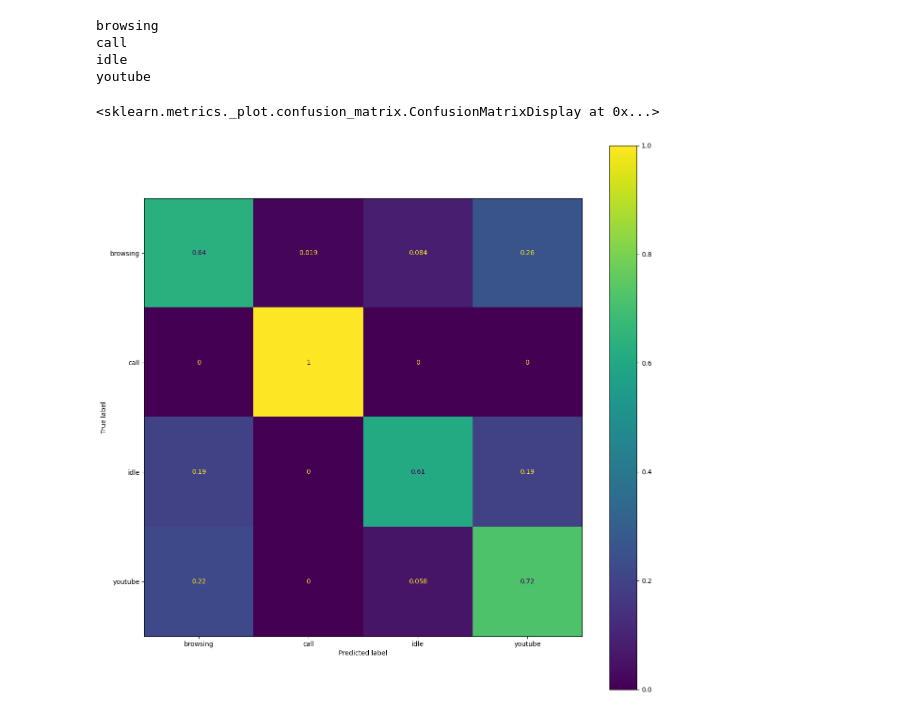
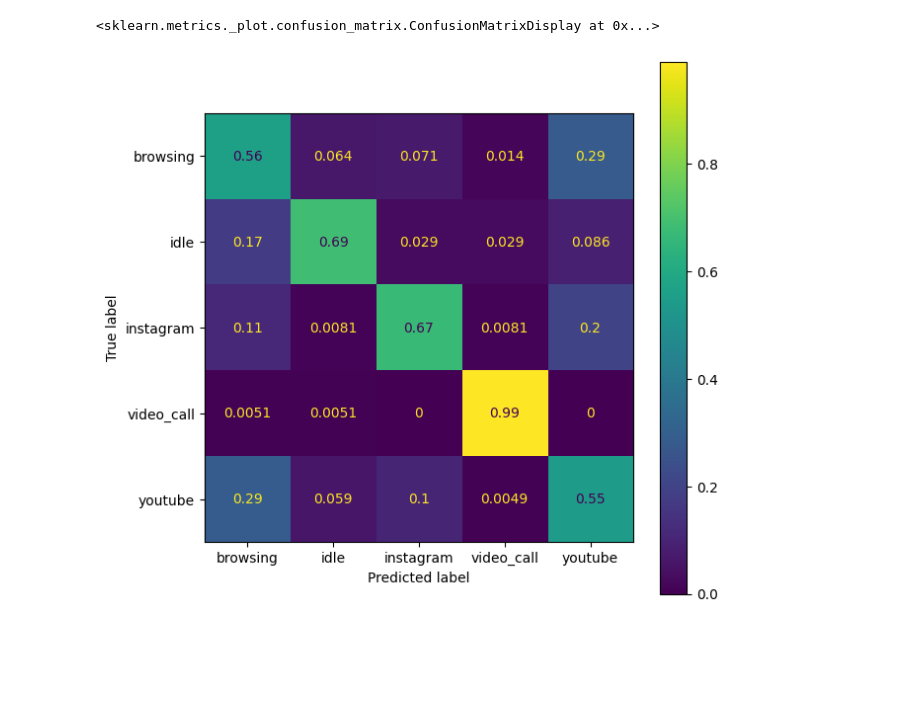
Before and after one commit to claualc/wireless, a Jupyter notebook: wifi_classifier.ipynb, the cells around one changed output. Drawn from its saved outputs; the diff is of its cells as text; code cells hidden in the pictures; blank space fills up the shorter version.

Commit message:
final model

```diff
--- a/wifi_classifier.ipynb
+++ b/wifi_classifier.ipynb
@@ -169,61 +196,15 @@ e. Report the accuracy of the approach through a confusion matrix
-# %%
-import pandas as pd
-import matplotlib.pyplot as plt
-from sklearn.preprocessing import StandardScaler
-from sklearn.model_selection import train_test_split
-from sklearn.neighbors import KNeighborsClassifier
-from sklearn.metrics import accuracy_score, ConfusionMatrixDisplay
-
-def get_stats(data, label):
-    process_data = pd.DataFrame()
-    data['IAT'] = data["Time"].diff()
-    groupedBySample = data.groupby("sample_no",dropna=False)
-
-    # avrg and variance packet size
-    process_data["avrg_len"] = groupedBySample["Length"].mean()
-    process_data["var_len"] = groupedBySample["Length"].var(ddof=0)
-
-    # avrg and variance inter-arrival-times
-    process_data["avrg_IAT"] = groupedBySample["IAT"].mean()
-    process_data["var_IAT"] = groupedBySample["IAT"].var(ddof=0)
-
-    # packets count and down up link count
-    count = groupedBySample.size()
-    process_data["count"] = count
-    process_data["upload"] = data.groupby("Source").get_group(SRC_MAC).groupby("sample_no")["Length"].sum()
-    process_data["download"]  = data.groupby("Destination").get_group(SRC_MAC).groupby("sample_no")["Length"].sum()
-    process_data["download"] =  process_data["download"].fillna(0)
-    process_data["upload"] = process_data["upload"] .fillna(0)
-
-    process_data["upload_percentage"] = process_data["upload"]/groupedBySample["Length"].sum()
-
-    qos_columns = []
-    for i,type in enumerate(qos_types_subtypes):
-        qos_type = "qos_type{}".format(i)
-        qos_columns = [*qos_columns, qos_type]
-        process_data[qos_type] = data.loc[ data["wlan.qos.priority"] == type ].groupby("sample_no").size()
-        process_data[qos_type] = process_data[qos_type].fillna(0)
-        process_data[qos_type] = process_data[qos_type] / count
-
-    return process_data.reset_index()
-
-W = 1 # seconds
-X = process_packets(W)
-X = X.dropna()
-Y = X["gt"]
-X = X.drop('gt',axis=1)
-
-bestk = np.argmax(ACCURACY[0])+1
-knn = KNeighborsClassifier(n_neighbors=bestk, weights='distance')
-knn.fit(X_train, y_train)
-knn_predict = knn.predict(X_test)
-fig, ax = plt.subplots(figsize=(15, 15))
-ConfusionMatrixDisplay.from_predictions(knn_predict, y_test, ax=ax, normalize='true')
-# %% [output]
-browsing
-call
-idle
-youtube
-<sklearn.metrics._plot.confusion_matrix.ConfusionMatrixDisplay at 0x...>
-[figure, removed]
+# %%
+'''Choose the best K neighbor to train the model and buil its confussion matrix'''
+from sklearn.metrics import ConfusionMatrixDisplay
+
+fig2, axs2 = plt.subplots(figsize=(7,7))
+bestk = np.argmax(ACCURACY)+1
+knn = KNeighborsClassifier(n_neighbors=bestk, weights='distance')
+knn.fit(X_train, y_train)
+knn_predict = knn.predict(X_test)
+
+ConfusionMatrixDisplay.from_predictions(knn_predict, y_test, ax=axs2, normalize='true')
+# %% [output]
+<sklearn.metrics._plot.confusion_matrix.ConfusionMatrixDisplay at 0x...>
+[figure, added]
 # %%
```
Also changed, not shown: parts of 12 cells of this notebook, 14 other files.
